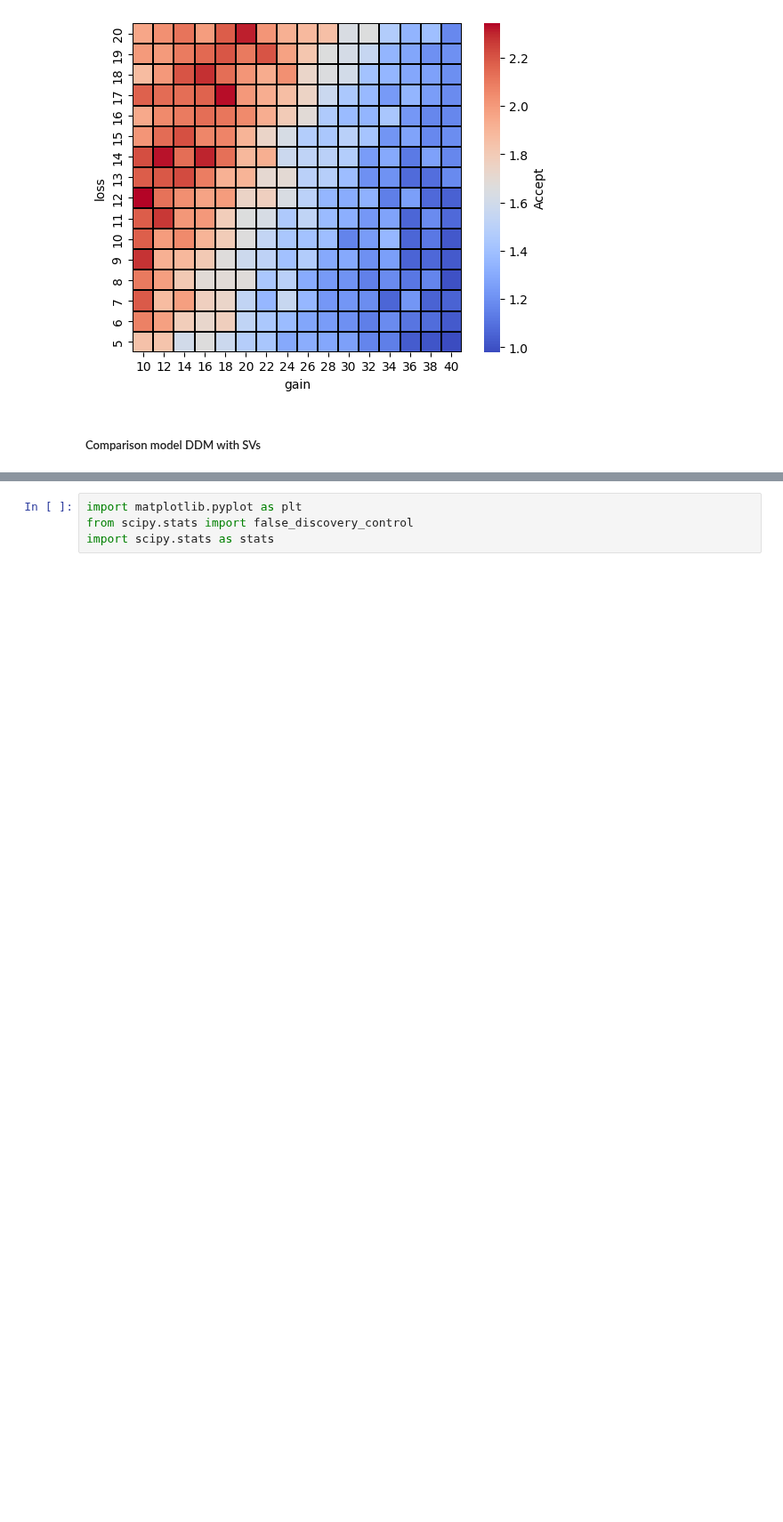
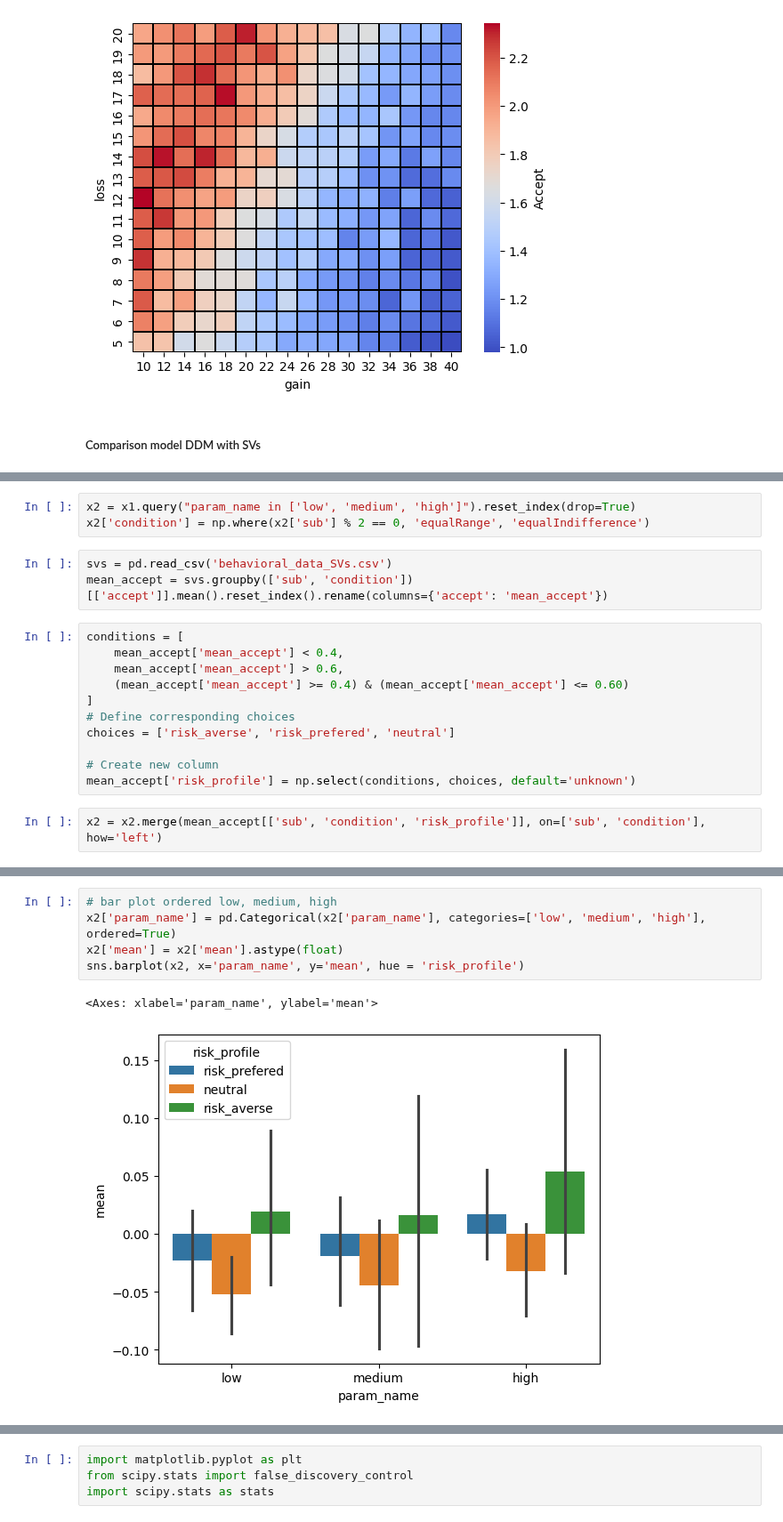
Before and after one commit to GusStgoReyes/riskyneuroarousal, a Jupyter notebook: data/2ddm.ipynb, the cells around one changed output, grey strips where cells are left out. Shown at 89% size. Cells and saved outputs as stored; diff of their text form; blank space fills up the shorter version.

Commit message:
new hddm data no regress rt

```diff
--- a/data/2ddm.ipynb
+++ b/data/2ddm.ipynb
@@ -61,0 +103,19 @@ x = pd.read_csv('ddm_parameters.csv').query("sub != 56").reset_index(drop=True)
+# %%
+x2 = x1.query("param_name in ['low', 'medium', 'high']").reset_index(drop=True)
+x2['condition'] = np.where(x2['sub'] % 2 == 0, 'equalRange', 'equalIndifference')
+# %%
+svs = pd.read_csv('behavioral_data_SVs.csv')
+mean_accept = svs.groupby(['sub', 'condition'])[['accept']].mean().reset_index().rename(columns={'accept': 'mean_accept'})
+# %%
+conditions = [
+    mean_accept['mean_accept'] < 0.4,
+    mean_accept['mean_accept'] > 0.6,
+    (mean_accept['mean_accept'] >= 0.4) & (mean_accept['mean_accept'] <= 0.60)
+]
+# Define corresponding choices
+choices = ['risk_averse', 'risk_prefered', 'neutral']
+
+# Create new column
+mean_accept['risk_profile'] = np.select(conditions, choices, default='unknown')
+# %%
+x2 = x2.merge(mean_accept[['sub', 'condition', 'risk_profile']], on=['sub', 'condition'], how='left')
@@ -61,0 +131,8 @@ x = pd.read_csv('ddm_parameters.csv').query("sub != 56").reset_index(drop=True)
+# %%
+# bar plot ordered low, medium, high
+x2['param_name'] = pd.Categorical(x2['param_name'], categories=['low', 'medium', 'high'], ordered=True)
+x2['mean'] = x2['mean'].astype(float)
+sns.barplot(x2, x='param_name', y='mean', hue = 'risk_profile')
+# %% [output]
+<Axes: xlabel='param_name', ylabel='mean'>
+[figure, added]
```
Also changed, not shown: parts of 13 cells of this notebook, 2 other files.
